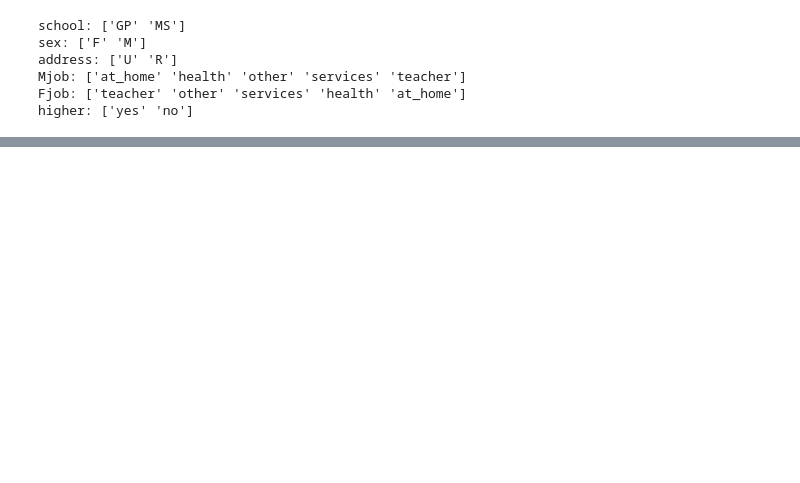
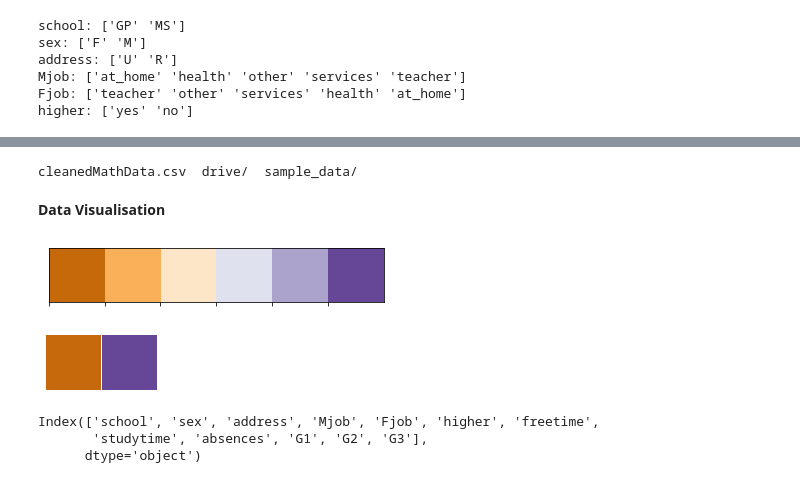
Before and after one commit to payal1925/ML.now-, a Jupyter notebook: 02_ExploratoryDataAnalysis.ipynb, the cells around one changed output, grey strips where cells are left out. Saved outputs shown, nothing was run; the diff lists cells and outputs as text; code cells hidden in the pictures; blank space fills up the shorter version.

```diff
--- a/02_ExploratoryDataAnalysis.ipynb
+++ b/02_ExploratoryDataAnalysis.ipynb
@@ -75,0 +134,26 @@ math_data.head(15)
+# %%
+ls
+# %% [output]
+cleanedMathData.csv  drive/  sample_data/
+# %% [markdown]
+**Data Visualisation**
+# %%
+import seaborn as sns
+sns.palplot(sns.color_palette('PuOr')) #Purple to Orange colors
+pal = sns.color_palette('PuOr', 6) #print 6 color shades from Purple to Orange
+pal.as_hex() #set hex code values for colors
+
+import matplotlib.pyplot as plt
+plt.style.use(['seaborn'])
+sns_colors = ['#c6690c', '#664697'] #orange Purple hex codes
+sns.set_palette(sns_colors) #set the palette as sns_colors
+sns.palplot(sns.color_palette(sns_colors)) #plot the color codes
+# %% [output]
+[figure, added]
+[figure, added]
+# %%
+mathData.columns #columns in the dataframe
+# %% [output]
+Index(['school', 'sex', 'address', 'Mjob', 'Fjob', 'higher', 'freetime',
+       'studytime', 'absences', 'G1', 'G2', 'G3'],
+      dtype='object')
```
Also changed, not shown: parts of 24 cells of this notebook.
